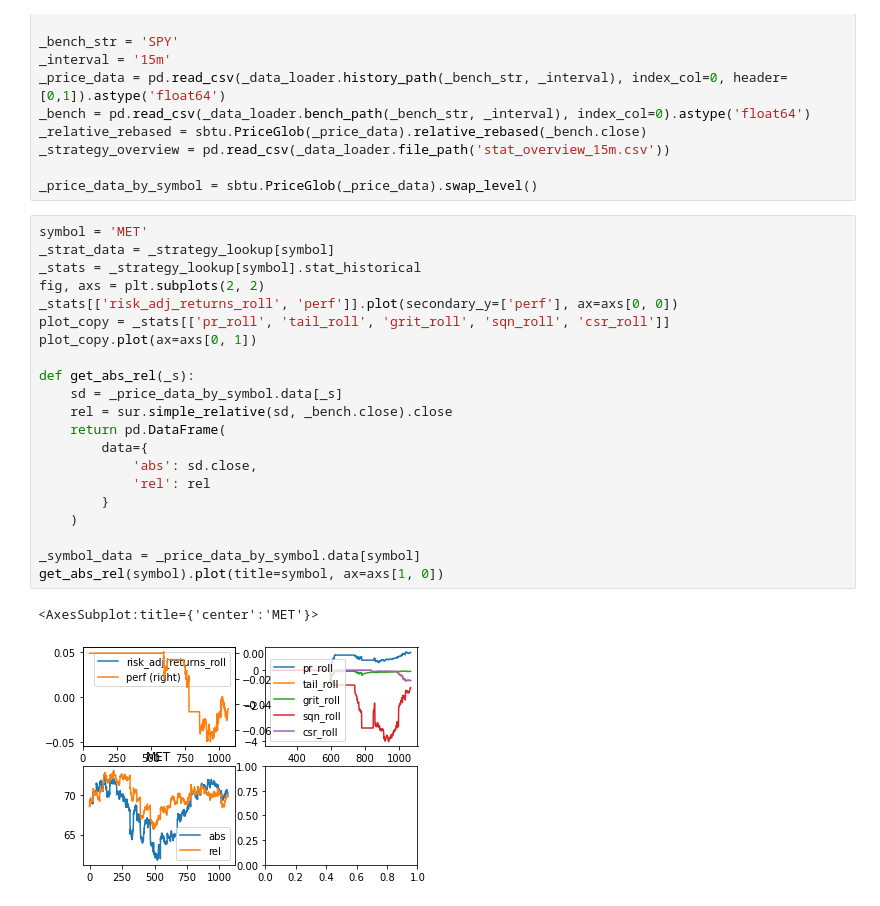
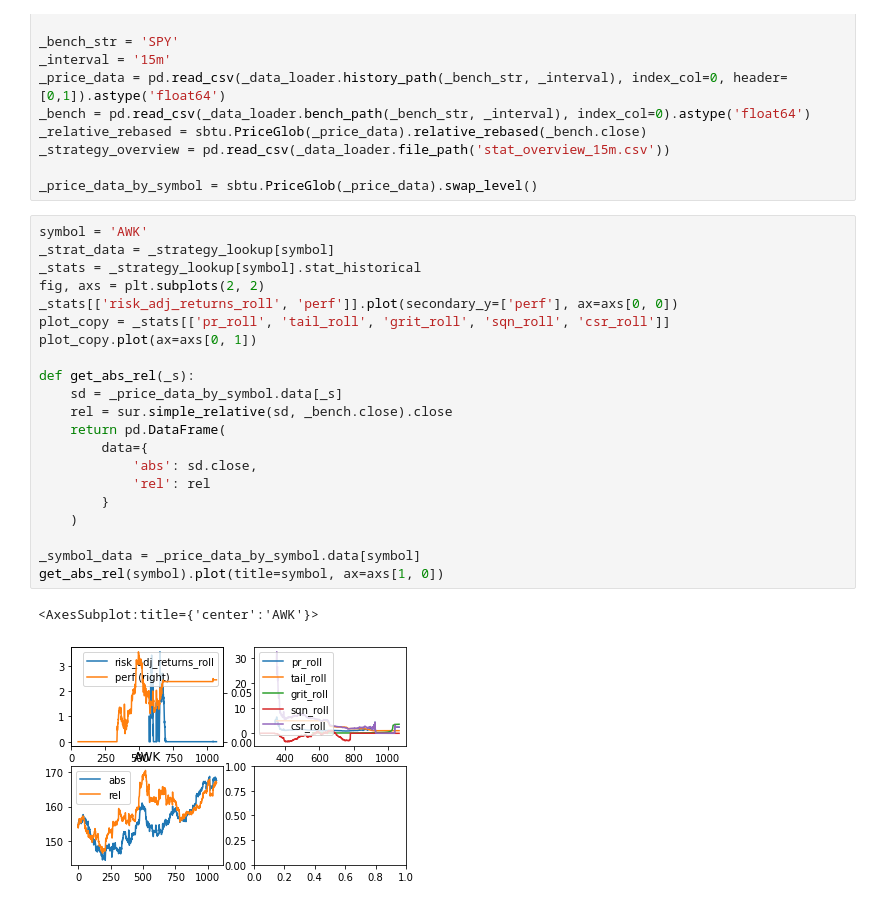
Before and after one commit to bjahnke/blue_bird_pms, a Jupyter notebook: src/backtester.ipynb, the cells around one changed output. Drawn from its saved outputs; the diff is of its cells as text.

```diff
--- a/src/backtester.ipynb
+++ b/src/backtester.ipynb
@@ -29,27 +30,27 @@ _strategy_overview = pd.read_csv(_data_loader.file_path('stat_overview_15m.csv')
 
 _price_data_by_symbol = sbtu.PriceGlob(_price_data).swap_level()
 # %%
-symbol = 'MET'
+symbol = 'AWK'
 _strat_data = _strategy_lookup[symbol]
 _stats = _strategy_lookup[symbol].stat_historical
 fig, axs = plt.subplots(2, 2)
 _stats[['risk_adj_returns_roll', 'perf']].plot(secondary_y=['perf'], ax=axs[0, 0])
 plot_copy = _stats[['pr_roll', 'tail_roll', 'grit_roll', 'sqn_roll', 'csr_roll']]
 plot_copy.plot(ax=axs[0, 1])
 
 def get_abs_rel(_s):
     sd = _price_data_by_symbol.data[_s]
     rel = sur.simple_relative(sd, _bench.close).close
     return pd.DataFrame(
         data={
             'abs': sd.close,
             'rel': rel
         }
     )
 
 _symbol_data = _price_data_by_symbol.data[symbol]
 get_abs_rel(symbol).plot(title=symbol, ax=axs[1, 0])
 # %% [output]
-<AxesSubplot:title={'center':'MET'}>
+<AxesSubplot:title={'center':'AWK'}>
-[figure, old version]
+[figure, new version]
 # %%
```
Also changed, not shown: parts of 17 cells of this notebook, 4 other files.
